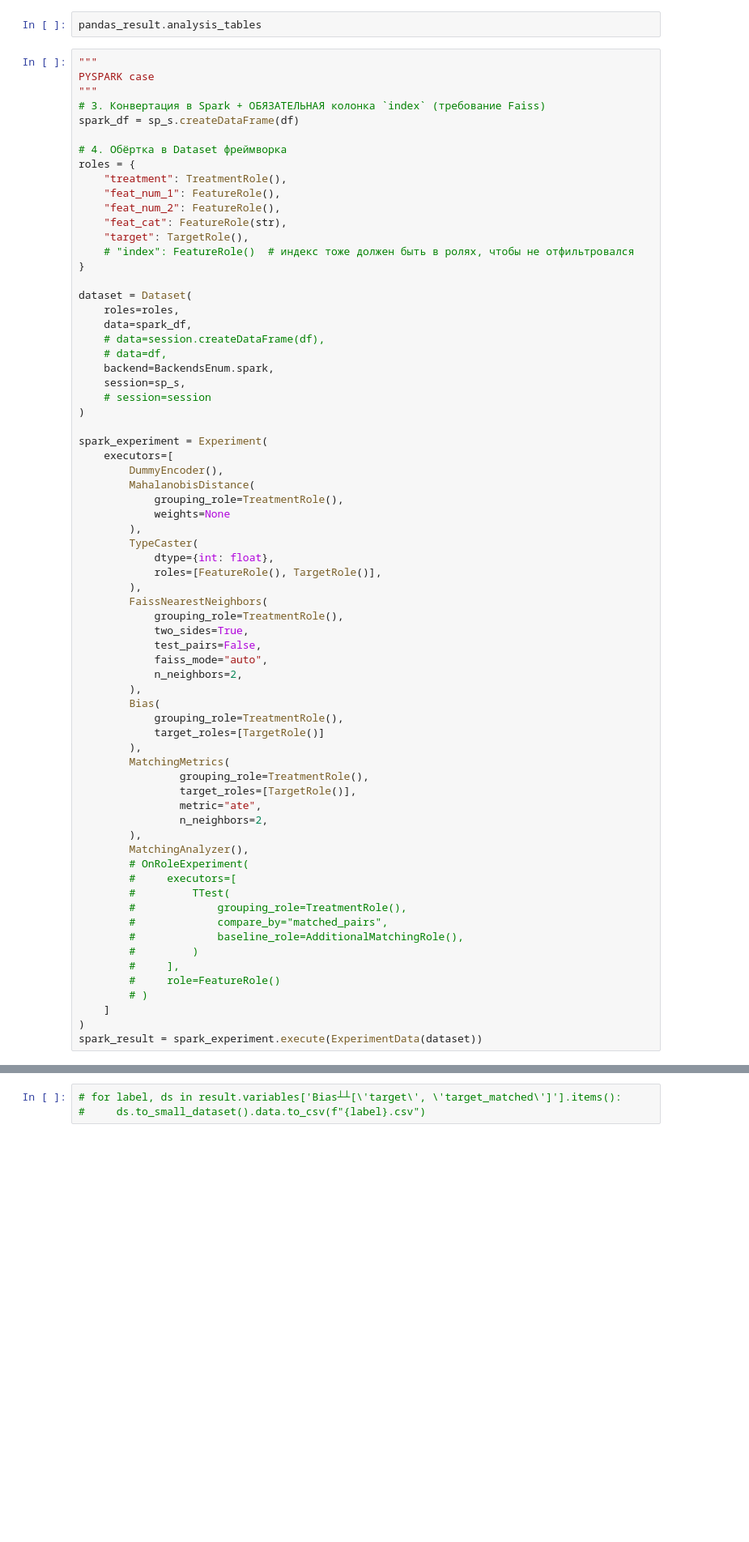
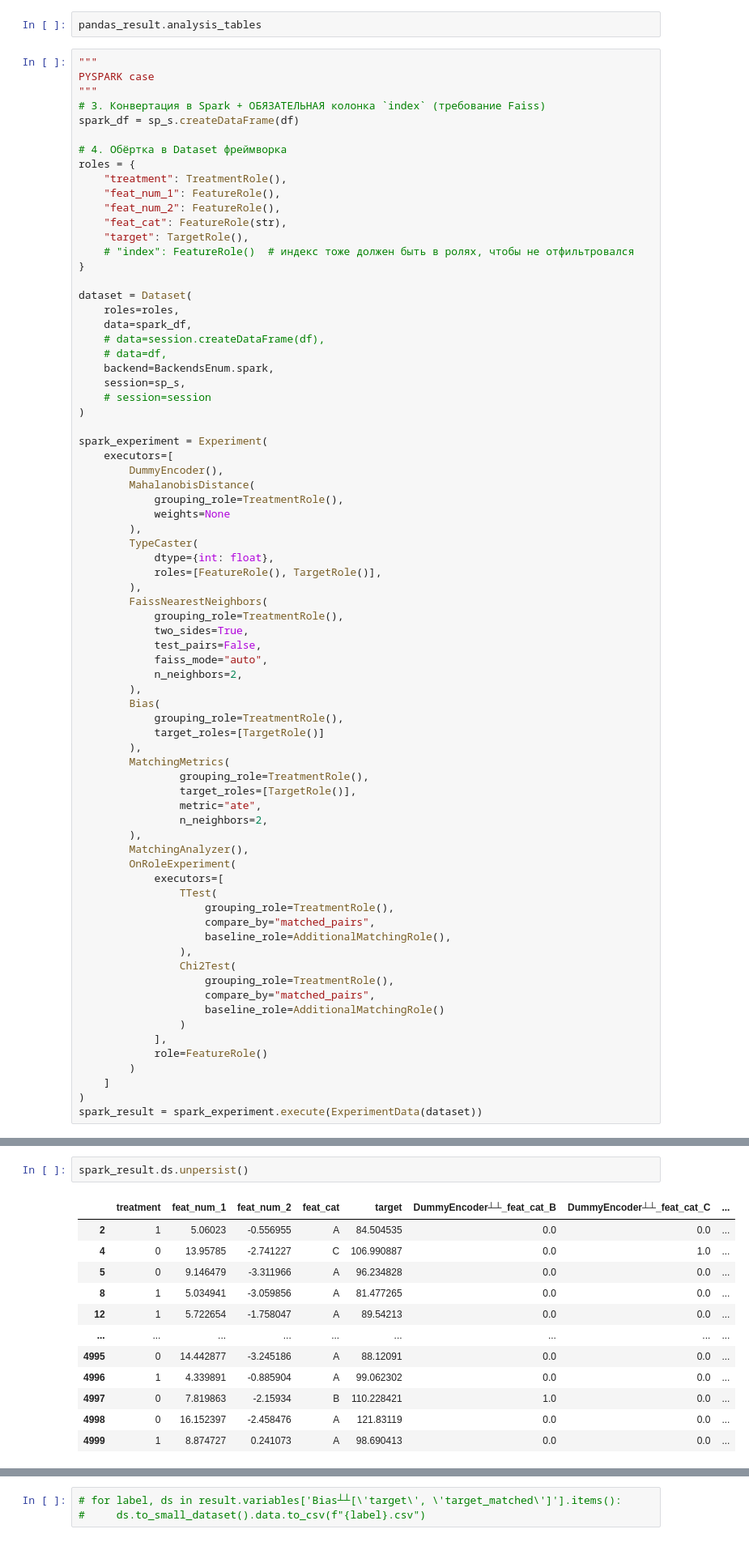
Before and after one commit to sb-ai-lab/HypEx, a Jupyter notebook: perfomance_mathcing.ipynb, the cells around one changed output, grey strips where cells are left out. Shown at 81% size. Cells and saved outputs as stored; diff of their text form; blank space fills up the shorter version.

```diff
--- a/perfomance_mathcing.ipynb
+++ b/perfomance_mathcing.ipynb
@@ -323,16 +338,21 @@ spark_experiment = Experiment(
                 n_neighbors=2,
         ),
         MatchingAnalyzer(),
-        # OnRoleExperiment(
-        #     executors=[
-        #         TTest(
-        #             grouping_role=TreatmentRole(),
-        #             compare_by="matched_pairs",
-        #             baseline_role=AdditionalMatchingRole(),
-        #         )
-        #     ],
-        #     role=FeatureRole()
-        # )
+        OnRoleExperiment(
+            executors=[
+                TTest(
+                    grouping_role=TreatmentRole(),
+                    compare_by="matched_pairs",
+                    baseline_role=AdditionalMatchingRole(),
+                ),
+                Chi2Test(
+                    grouping_role=TreatmentRole(),
+                    compare_by="matched_pairs",
+                    baseline_role=AdditionalMatchingRole()
+                )
+            ],
+            role=FeatureRole()
+        )
     ]
 )
 spark_result = spark_experiment.execute(ExperimentData(dataset))
@@ -445,0 +399,15 @@ executor.key = MatchingAnalyzer┴┴; dt = 0.0027c
+# %%
+spark_result.ds.unpersist()
+# %% [output]
+|  | treatment | feat_num_1 | feat_num_2 | feat_cat | target | DummyEncoder┴┴_feat_cat_B | DummyEncoder┴┴_feat_cat_C | ... |
+| 2 | 1 | 5.06023 | -0.556955 | A | 84.504535 | 0.0 | 0.0 | ... |
+| 4 | 0 | 13.95785 | -2.741227 | C | 106.990887 | 0.0 | 1.0 | ... |
+| 5 | 0 | 9.146479 | -3.311966 | A | 96.234828 | 0.0 | 0.0 | ... |
+| 8 | 1 | 5.034941 | -3.059856 | A | 81.477265 | 0.0 | 0.0 | ... |
+| 12 | 1 | 5.722654 | -1.758047 | A | 89.54213 | 0.0 | 0.0 | ... |
+| ... | ... | ... | ... | ... | ... | ... | ... | ... |
+| 4995 | 0 | 14.442877 | -3.245186 | A | 88.12091 | 0.0 | 0.0 | ... |
+| 4996 | 1 | 4.339891 | -0.885904 | A | 99.062302 | 0.0 | 0.0 | ... |
+| 4997 | 0 | 7.819863 | -2.15934 | B | 110.228421 | 1.0 | 0.0 | ... |
+| 4998 | 0 | 16.152397 | -2.458476 | A | 121.83119 | 0.0 | 0.0 | ... |
+| 4999 | 1 | 8.874727 | 0.241073 | A | 98.690413 | 0.0 | 0.0 | ... |
```
Also changed, not shown: parts of 12 cells of this notebook, 2 other files.
